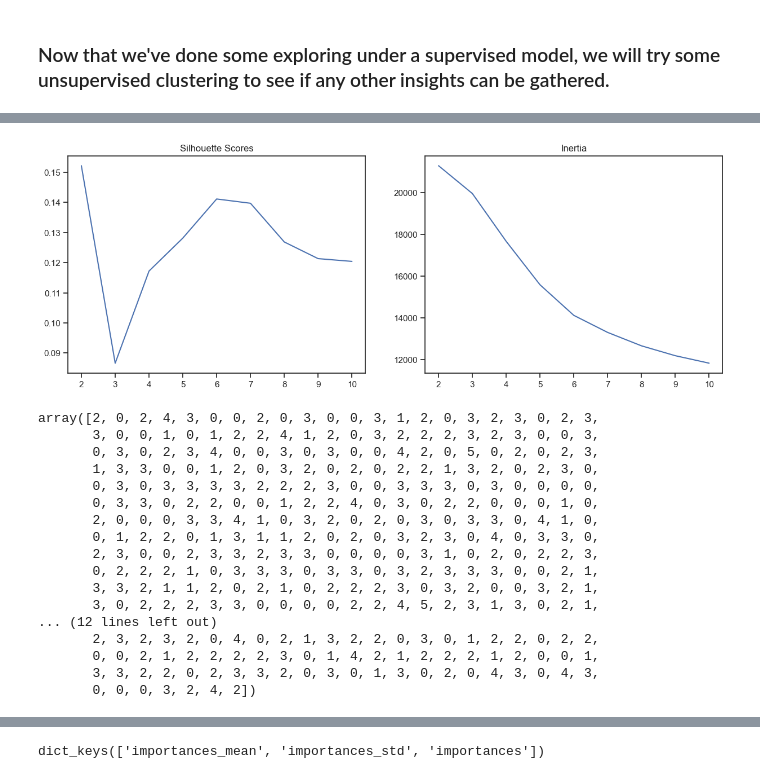
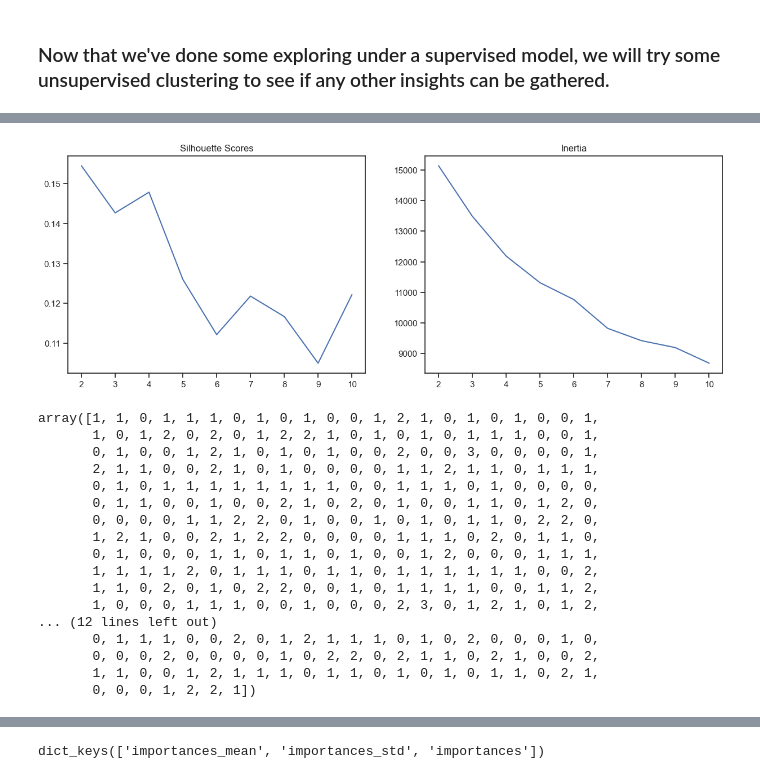
Before and after one commit to Rovidicus/Metabolic-Syndrome, a Jupyter notebook: Metabolic_Syndrome_KMeans.ipynb, the cells around one changed output, grey strips where cells are left out. Saved outputs shown, nothing was run; the diff lists cells and outputs as text; code cells hidden in the pictures.

```diff
--- a/Metabolic_Syndrome_KMeans.ipynb
+++ b/Metabolic_Syndrome_KMeans.ipynb
@@ -326,11 +326,11 @@ y_train_sm.value_counts()
 Name: MetabolicSyndrome, dtype: int64
 # %%
 # Instantiate a default random forest with a random state for reproductibility
-rf_clf = RandomForestClassifier(random_state=28)
+rf = RandomForestClassifier(random_state=28)
 
 # Fit on the training data
-rf_clf.fit(X_train_sm, y_train_sm)
+rf_pipe = make_pipeline(preprocessor, rf)
 
-# Evaluate with the custom function
-evaluate_classification(rf_clf, X_train_sm, y_train_sm, X_test_tf, y_test)
+# Fit the model on the training data only
+rf_pipe.fit(X_train, y_train)
 # %% [output]
@@ -360,0 +406,12 @@ weighted avg       0.89      0.90      0.89       601
+# %%
+# Define dictionary of parameters to tune
+param_grid = {'randomforestclassifier__max_depth': [1, 2, 3, 4, 5, 6, 7, 8, 9, 10, None],
+              'randomforestclassifier__min_samples_leaf': [1, 2, 3, 4, 5, 6, 7, 8, 9, 10],
+              'randomforestclassifier__min_samples_split': [2, 3, 4]}
+# %%
+from sklearn.model_selection import GridSearchCV
+#Instantiate GridSearchCV
+grid_search = GridSearchCV(rf_pipe, param_grid, n_jobs = -1, verbose = 1)
+# %%
+# Fit the Gridsearch on the training data
+grid_search.fit(X_train, y_train)
@@ -470,46 +579,46 @@ test.head()
 # %%
 # Iterate over a range of k clusters to find the optimal number of clusters
 ks = range(2,11)
 sils = []
 inertias = []
 for k in ks:
   kmeans = KMeans(n_clusters=k, n_init = 'auto', random_state=28)
-  kmeans.fit(train)
-  sils.append(silhouette_score(train, kmeans.labels_))
+  kmeans.fit(X_train_tf)
+  sils.append(silhouette_score(X_train_tf, kmeans.labels_))
   inertias.append(kmeans.inertia_)
 #plot inertias and silhouette scores for each number of clusters.
 fig, axes = plt.subplots(1,2, figsize=(15,5))
 axes[0].plot(ks, sils)
 axes[0].set_title('Silhouette Scores')
 axes[0].set_xticks(ks)
 axes[1].plot(ks, inertias)
 axes[1].set_title('Inertia')
 axes[1].set_xticks(ks);
 # %% [output]
-[figure, old version]
+[figure, new version]
 # %%
-# At the sixth tick, we see the high silhouette score and a bend in inertia. Refitting KMeans with 6 clusters
-kmeans = KMeans(n_clusters=6, n_init= 'auto', random_state=28)
-kmeans.fit(train)
-pred_clusters = kmeans.predict(test)
+# At the fourth tick, we see a high silhouette score and a bend in inertia. Refitting KMeans with 4 clusters
+kmeans = KMeans(n_clusters=4, n_init= 'auto', random_state=28)
+kmeans.fit(X_train_tf)
+pred_clusters = kmeans.predict(X_test_tf)
 pred_clusters
 # %% [output]
-array([2, 0, 2, 4, 3, 0, 0, 2, 0, 3, 0, 0, 3, 1, 2, 0, 3, 2, 3, 0, 2, 3,
-       3, 0, 0, 1, 0, 1, 2, 2, 4, 1, 2, 0, 3, 2, 2, 2, 3, 2, 3, 0, 0, 3,
-       0, 3, 0, 2, 3, 4, 0, 0, 3, 0, 3, 0, 0, 4, 2, 0, 5, 0, 2, 0, 2, 3,
-       1, 3, 3, 0, 0, 1, 2, 0, 3, 2, 0, 2, 0, 2, 2, 1, 3, 2, 0, 2, 3, 0,
-       0, 3, 0, 3, 3, 3, 3, 2, 2, 2, 3, 0, 0, 3, 3, 3, 0, 3, 0, 0, 0, 0,
-       0, 3, 3, 0, 2, 2, 0, 0, 1, 2, 2, 4, 0, 3, 0, 2, 2, 0, 0, 0, 1, 0,
-       2, 0, 0, 0, 3, 3, 4, 1, 0, 3, 2, 0, 2, 0, 3, 0, 3, 3, 0, 4, 1, 0,
-       0, 1, 2, 2, 0, 1, 3, 1, 1, 2, 0, 2, 0, 3, 2, 3, 0, 4, 0, 3, 3, 0,
-       2, 3, 0, 0, 2, 3, 3, 2, 3, 3, 0, 0, 0, 0, 3, 1, 0, 2, 0, 2, 2, 3,
-       0, 2, 2, 2, 1, 0, 3, 3, 3, 0, 3, 3, 0, 3, 2, 3, 3, 3, 0, 0, 2, 1,
-       3, 3, 2, 1, 1, 2, 0, 2, 1, 0, 2, 2, 2, 3, 0, 3, 2, 0, 0, 3, 2, 1,
-       3, 0, 2, 2, 2, 3, 3, 0, 0, 0, 0, 2, 2, 4, 5, 2, 3, 1, 3, 0, 2, 1,
+array([1, 1, 0, 1, 1, 1, 0, 1, 0, 1, 0, 0, 1, 2, 1, 0, 1, 0, 1, 0, 0, 1,
+       1, 0, 1, 2, 0, 2, 0, 1, 2, 2, 1, 0, 1, 0, 1, 0, 1, 1, 1, 0, 0, 1,
+       0, 1, 0, 0, 1, 2, 1, 0, 1, 0, 1, 0, 0, 2, 0, 0, 3, 0, 0, 0, 0, 1,
+       2, 1, 1, 0, 0, 2, 1, 0, 1, 0, 0, 0, 0, 1, 1, 2, 1, 1, 0, 1, 1, 1,
+       0, 1, 0, 1, 1, 1, 1, 1, 1, 1, 1, 0, 0, 1, 1, 1, 0, 1, 0, 0, 0, 0,
+       0, 1, 1, 0, 0, 1, 0, 0, 2, 1, 0, 2, 0, 1, 0, 0, 1, 1, 0, 1, 2, 0,
+       0, 0, 0, 0, 1, 1, 2, 2, 0, 1, 0, 0, 1, 0, 1, 0, 1, 1, 0, 2, 2, 0,
+       1, 2, 1, 0, 0, 2, 1, 2, 2, 0, 0, 0, 0, 1, 1, 1, 0, 2, 0, 1, 1, 0,
+       0, 1, 0, 0, 0, 1, 1, 0, 1, 1, 0, 1, 0, 0, 1, 2, 0, 0, 0, 1, 1, 1,
+       1, 1, 1, 1, 2, 0, 1, 1, 1, 0, 1, 1, 0, 1, 1, 1, 1, 1, 1, 0, 0, 2,
+       1, 1, 0, 2, 0, 1, 0, 2, 2, 0, 0, 1, 0, 1, 1, 1, 1, 0, 0, 1, 1, 2,
+       1, 0, 0, 0, 1, 1, 1, 0, 0, 1, 0, 0, 0, 2, 3, 0, 1, 2, 1, 0, 1, 2,
 ... (12 lines left out)
-       2, 3, 2, 3, 2, 0, 4, 0, 2, 1, 3, 2, 2, 0, 3, 0, 1, 2, 2, 0, 2, 2,
-       0, 0, 2, 1, 2, 2, 2, 2, 3, 0, 1, 4, 2, 1, 2, 2, 2, 1, 2, 0, 0, 1,
-       3, 3, 2, 2, 0, 2, 3, 3, 2, 0, 3, 0, 1, 3, 0, 2, 0, 4, 3, 0, 4, 3,
-       0, 0, 0, 3, 2, 4, 2])
+       0, 1, 1, 1, 0, 0, 2, 0, 1, 2, 1, 1, 1, 0, 1, 0, 2, 0, 0, 0, 1, 0,
+       0, 0, 0, 2, 0, 0, 0, 0, 1, 0, 2, 2, 0, 2, 1, 1, 0, 2, 1, 0, 0, 2,
+       1, 1, 0, 0, 1, 2, 1, 1, 1, 0, 1, 1, 0, 1, 0, 1, 0, 1, 1, 0, 2, 1,
+       0, 0, 0, 1, 2, 2, 1])
 # %%
 # Add the clusters as a column in the dataframe
```
Also changed, not shown: parts of 26 cells of this notebook.
